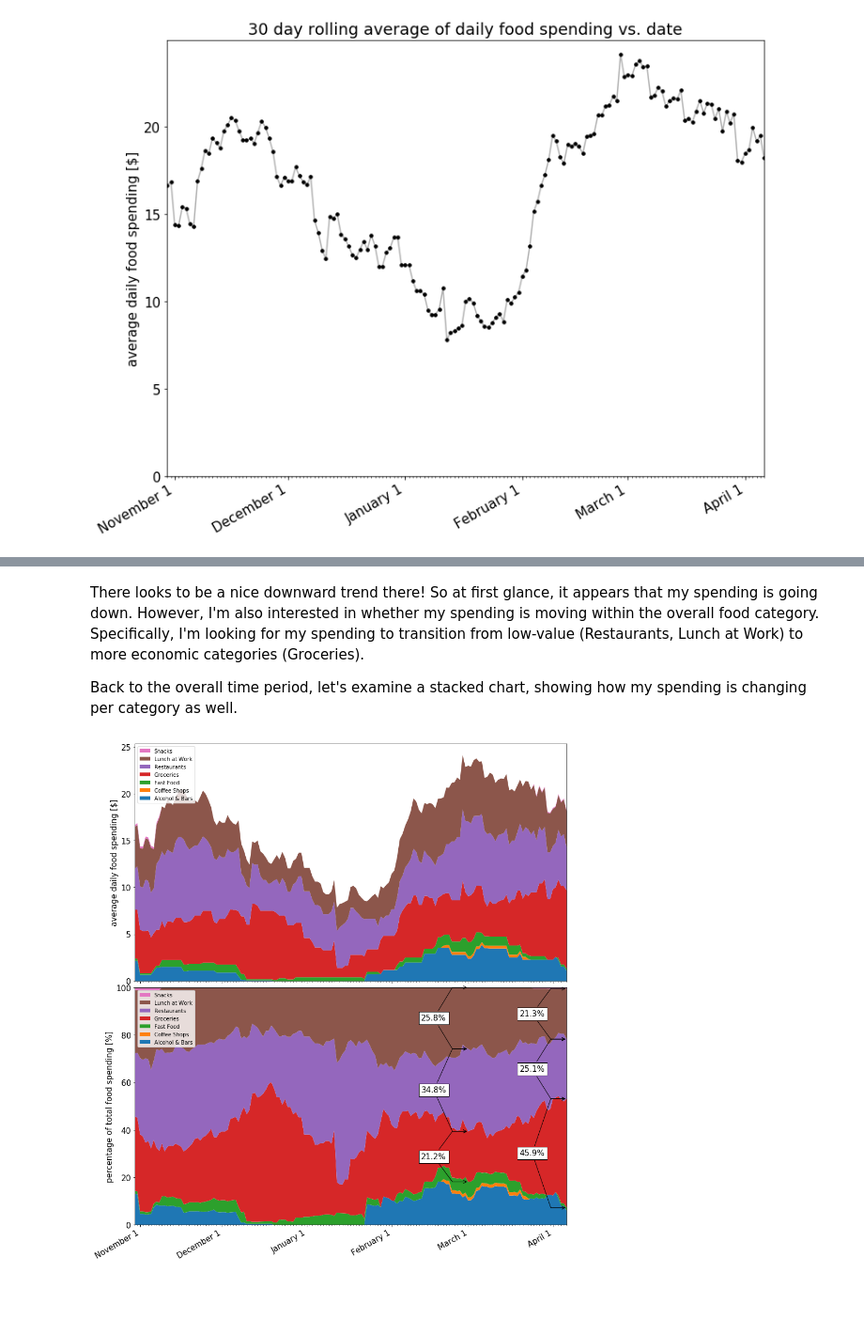
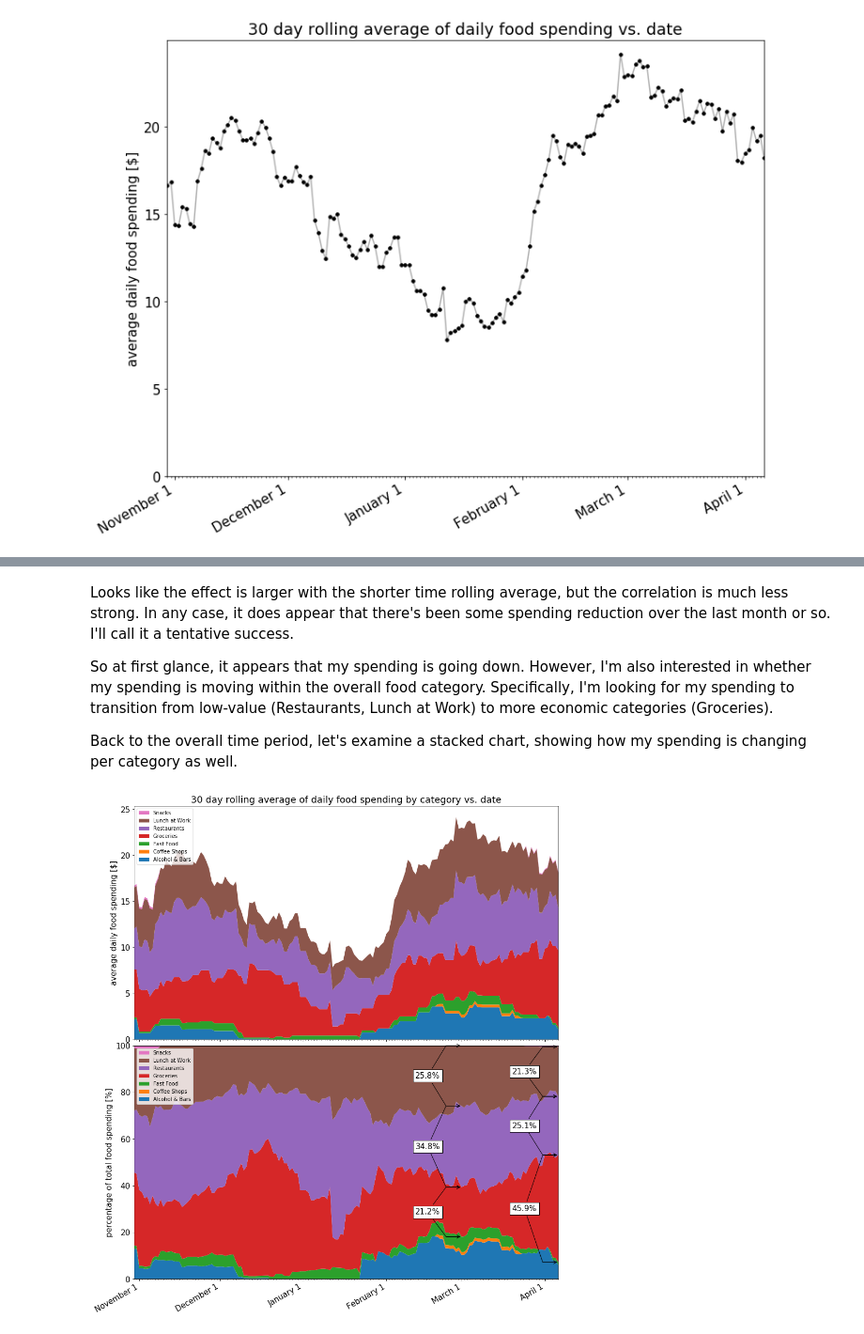
Before and after one commit to garth5689/garth5689.github.io, a Jupyter notebook: _drafts/dollars_to_doughnuts.ipynb, the cells around one changed output, grey strips where cells are left out. Shown at 94% size. Drawn from its saved outputs; the diff is of its cells as text; code cells hidden in the pictures; blank space fills up the shorter version.

Commit message:
finishing updates to food spending post

```diff
--- a/_drafts/dollars_to_doughnuts.ipynb
+++ b/_drafts/dollars_to_doughnuts.ipynb
@@ -273,0 +337,8 @@ plt.show()
+# %%
+time_span = 7
+
+plot_moving_average_with_regression(
+    *calculate_moving_average_with_regression(dates,
+                                              daily_sums,
+                                              time_span,
+                                              datetime(day=1,month=3,year=2017)))
@@ -274,9 +347,11 @@ plt.show()
 # %% [markdown]
-There looks to be a nice downward trend there!  So at first glance, it appears that my spending is going down.  However, I'm also interested in whether my spending is moving within the overall food category.  Specifically, I'm looking for my spending to transition from low-value (Restaurants, Lunch at Work) to more economic categories (Groceries).
+Looks like the effect is larger with the shorter time rolling average, but the correlation is much less strong.  In any case, it does appear that there's been some spending reduction over the last month or so.  I'll call it a tentative success.
+
+So at first glance, it appears that my spending is going down.  However, I'm also interested in whether my spending is moving within the overall food category.  Specifically, I'm looking for my spending to transition from low-value (Restaurants, Lunch at Work) to more economic categories (Groceries).
 
 Back to the overall time period, let's examine a stacked chart, showing how my spending is changing per category as well.
 # %%
-def calculate_rolling_window_stacked(dates, daily_sums, time_frame):
+def calculate_rolling_window_stacked(dates, daily_sums, time_span):
 
     # index will be the date that we'll use to loop through our data
     # it starts n days from the beginning, which the first day that we
@@ -285,7 +360,7 @@ def calculate_rolling_window_stacked(dates, daily_sums, time_frame):
     start = dates[0]
     end = dates[-1]
 
-    index = start + timedelta(days = time_frame-1)
+    index = start + timedelta(days = time_span-1)
 
     rolling = []
     rolling_dates = []
@@ -295,7 +370,7 @@ def calculate_rolling_window_stacked(dates, daily_sums, time_frame):
 
         # on each loop, filter out any transactions that don't fall in our window
         window = [trans for trans in transactions
-                  if index - timedelta(days = time_frame) <= trans.date <= index]
+                  if index - timedelta(days = time_span) <= trans.date <= index]
 
         # re-sort each window of transactions by category
         window = sorted(list(window), key = lambda trans: trans.category)
@@ -305,7 +380,7 @@ def calculate_rolling_window_stacked(dates, daily_sums, time_frame):
         # initialize each category to 0
         stack = {cat:0 for cat in food_categories}
         for cat,cat_trans in groupby(window, lambda trans: trans.category):
-            stack[cat] = float(sum([trans.amount for trans in cat_trans])/time_frame)
+            stack[cat] = float(sum([trans.amount for trans in cat_trans])/time_span)
 
         # make a list of all the stacked numbers
         rolling.append([stack[cat] for cat in food_categories])
@@ -318,3 +393,7 @@ def calculate_rolling_window_stacked(dates, daily_sums, time_frame):
 
     # return the date and sums lists
     return [rolling_dates, rolling]
+# %%
+def reverse_legend_labels(axis):
+    handles, labels = axis.get_legend_handles_labels()
+    axis.legend(handles = k[::-1], labels = food_categories[::-1], prop={'size':10}, loc=2)
@@ -321,59 +425,32 @@ def calculate_rolling_window_stacked(dates, daily_sums, time_frame):
 # %%
-def add_braces(ax, text, x0, y0, x1, y1, y2):
-    arrowprops = dict(arrowstyle="->",
-                      connectionstyle="arc, armB=-30")
+time_span = 30
 
-    kwargs =dict(xycoords='data',
-                 ha='right',
-                 va='center',
-                 bbox=dict(boxstyle='square', fc='white'),
-                 arrowprops=arrowprops)
-
-    ax.annotate(text, xy=(x1,y2), xytext=(x0,y0), **kwargs)
-    ax.annotate(text, xy=(x1,y1), xytext=(x0,y0), **kwargs)
-
-rolling_dates,rolling = calculate_rolling_window_stacked(dates, daily_sums, 30)
+rolling_dates,rolling = calculate_rolling_window_stacked(dates, daily_sums, time_span)
 
 y = np.row_stack(list(zip(*rolling)))
 percent = y /  y.sum(axis=0).astype(float) * 100
 
 fig, (ax2, ax) = plt.subplots(2, facecolor='white', sharex=True, figsize=(12,16))
 plt.tight_layout(pad=0, w_pad=0.5, h_pad=0)
+
 k = ax.stackplot(rolling_dates, percent)
-handles, labels = ax.get_legend_handles_labels()
-ax.legend(handles = k[::-1], labels = food_categories[::-1], prop={'size':10}, loc=2)
+k = ax2.stackplot(rolling_dates, y)
+
+reverse_legend_labels(ax)
+reverse_legend_labels(ax2)
+
 ax.set_ylabel("percentage of total food spending [%]")
 ax.set_xlim([rolling_dates[0],rolling_dates[-1]])
 ax.set_ylim([0,100])
 
-k = ax2.stackplot(rolling_dates, y)
-handles, labels = ax2.get_legend_handles_labels()
-ax2.legend(handles = k[::-1], labels = food_categories[::-1], prop={'size':10}, loc=2)
-ax2.xaxis.set_major_locator(months)
-ax2.xaxis.set_major_formatter(monthFmt)
-ax2.xaxis.set_minor_locator(days)
-fig.autofmt_xdate()
+format_x_axis_dates(fig, ax2)
+
+ax2.set_title("{} day rolling average of daily food spending by category vs. date".format(time_span))
 ax2.set_ylabel("average daily food spending [$]")
 
-
-date_1 = datetime(day=1, month=3, year=2017)
-date_1_index = rolling_dates.index(date_1)
-
-accu = list(accumulate([percent[i][date_1_index] for i in range(7)]))
-
-for i in [2,3,4]:
-    add_braces(ax,"{0:.1f}%".format(accu[i+1]-accu[i]),(date_1 - timedelta(days = 8)),(accu[i+1]-accu[i])/2 + accu[i],date_1,accu[i],accu[i+1])
-
-
-date_2 = rolling_dates[-1]
-date_2_index = rolling_dates.index(date_2)
-
-accu = list(accumulate([percent[i][date_2_index] for i in range(7)]))
-
-for i in [2,3,4]:
-    add_braces(ax,"{0:.1f}%".format(accu[i+1]-accu[i]),(date_2 - timedelta(days = 8)),(accu[i+1]-accu[i])/2 + accu[i],date_2,accu[i],accu[i+1])
-
+add_braces(ax, datetime(day=1,month=3,year=2017), [2,3,4], rolling_dates, percent)
+add_braces(ax, rolling_dates[-1], [2,3,4], rolling_dates, percent)
 
 plt.show()
 # %% [output]
-[figure, old version]
+[figure, new version]
```
Also changed, not shown: parts of 37 cells of this notebook, 10 other files.
